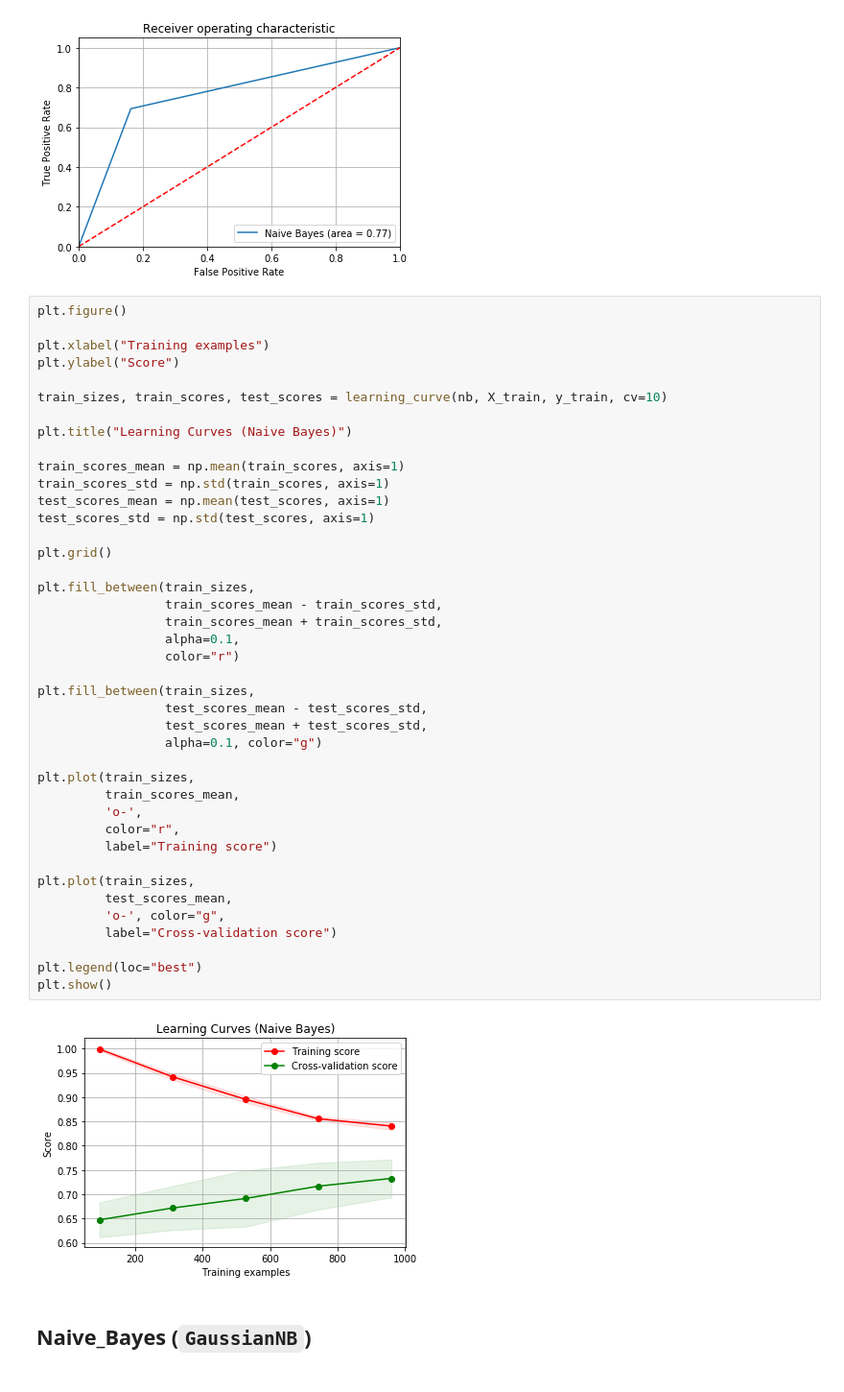
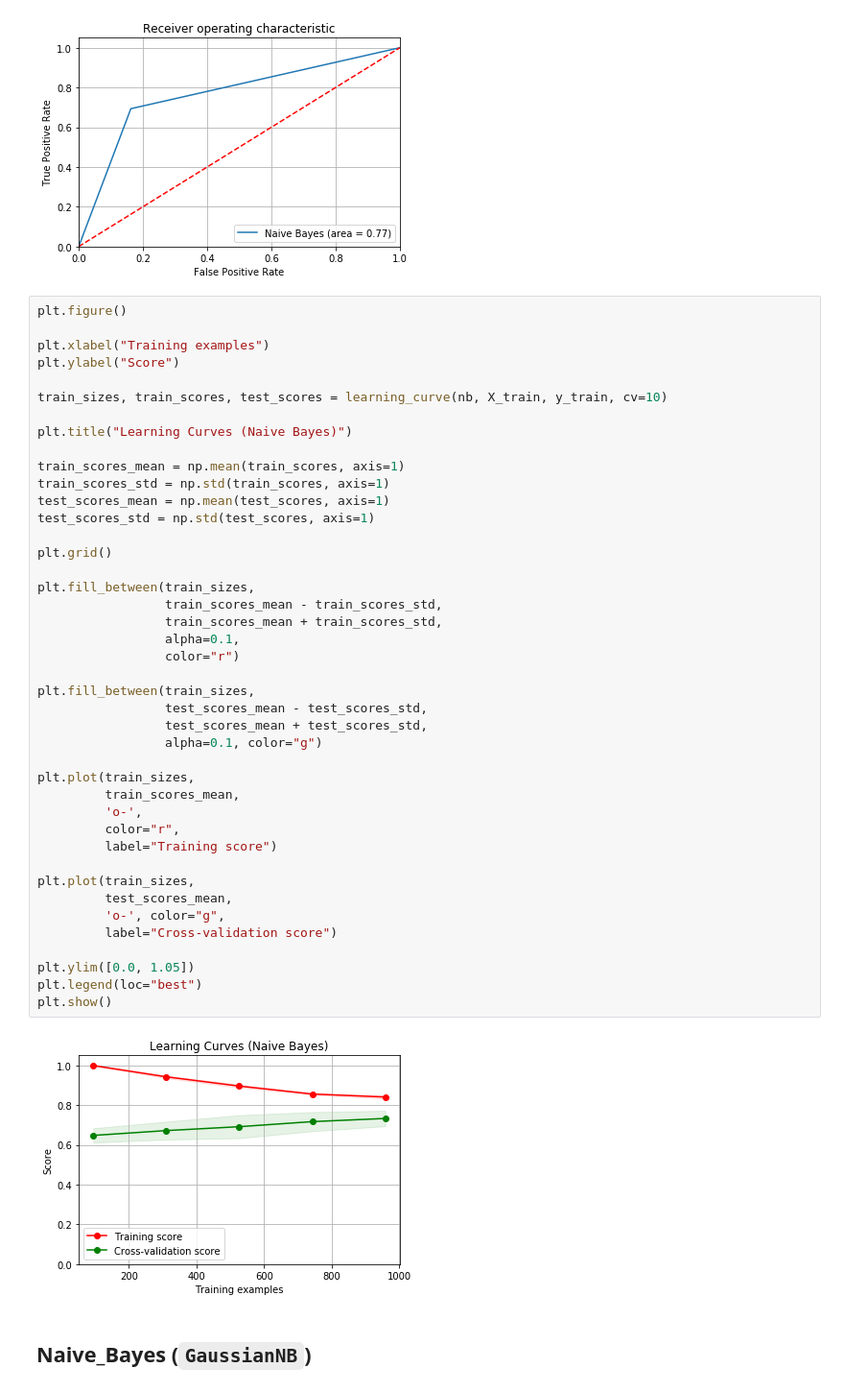
Before and after one commit to grantaguinaldo/final-project, a Jupyter notebook: McModel/McModel_bow.ipynb, the cells around one changed output. Shown at 96% size. Cells and saved outputs as stored; diff of their text form.

```diff
--- a/McModel/McModel_bow.ipynb
+++ b/McModel/McModel_bow.ipynb
@@ -177,34 +177,35 @@ train_scores_std = np.std(train_scores, axis=1)
 test_scores_mean = np.mean(test_scores, axis=1)
 test_scores_std = np.std(test_scores, axis=1)
 
 plt.grid()
 
 plt.fill_between(train_sizes,
                  train_scores_mean - train_scores_std,
                  train_scores_mean + train_scores_std,
                  alpha=0.1,
                  color="r")
 
 plt.fill_between(train_sizes,
                  test_scores_mean - test_scores_std,
                  test_scores_mean + test_scores_std,
                  alpha=0.1, color="g")
 
 plt.plot(train_sizes,
          train_scores_mean,
          'o-',
          color="r",
          label="Training score")
 
 plt.plot(train_sizes,
          test_scores_mean,
          'o-', color="g",
          label="Cross-validation score")
 
+plt.ylim([0.0, 1.05])
 plt.legend(loc="best")
 plt.show()
 # %% [output]
-[figure, old version]
+[figure, new version]
 # %% [markdown]
 ## Naive_Bayes (`GaussianNB`)
 # %%
```
Also changed, not shown: parts of 10 cells of this notebook, 3 other files.
